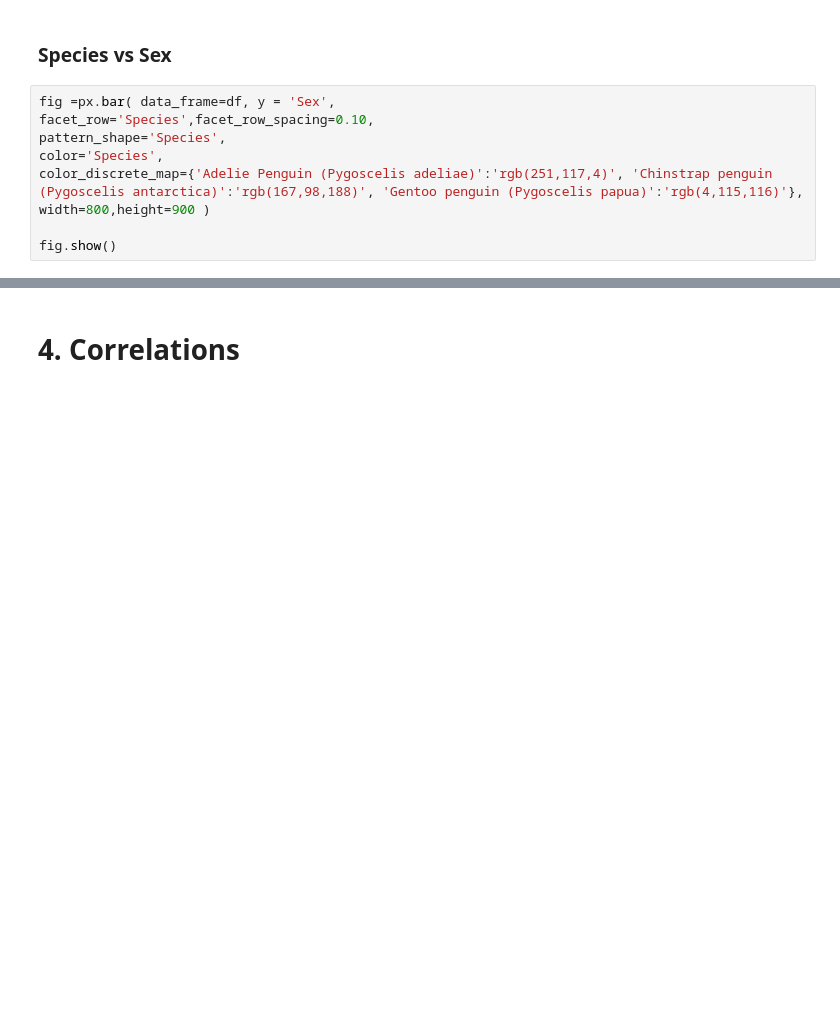
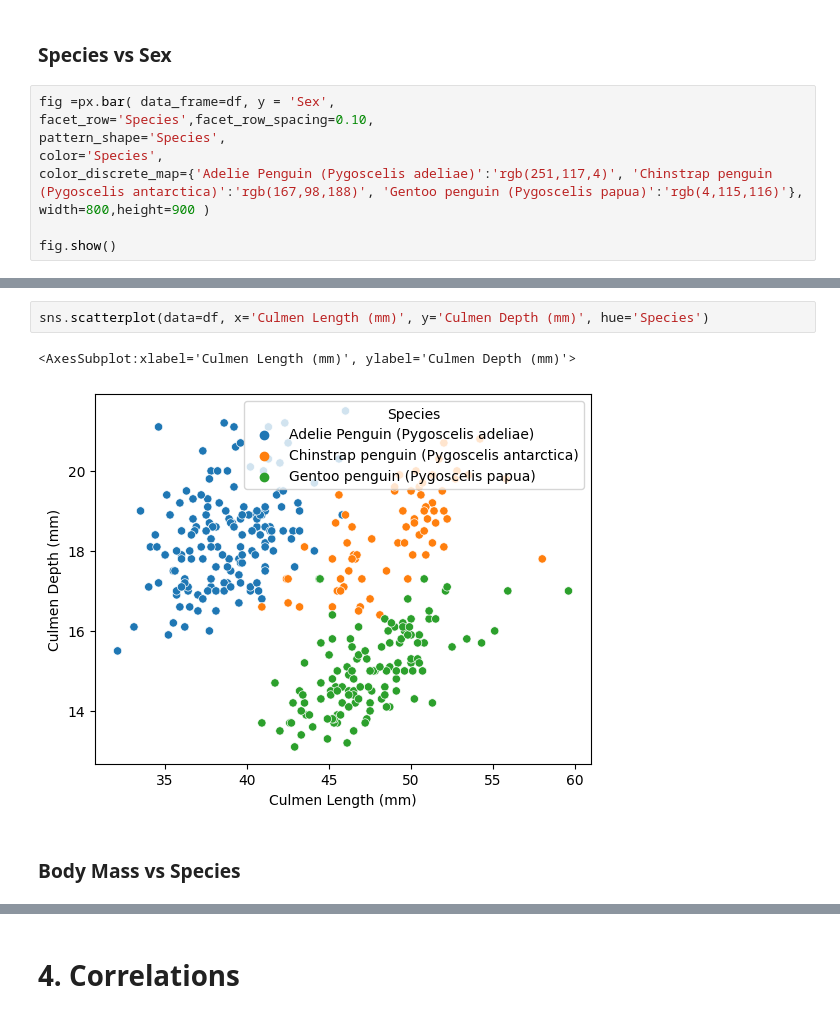
Before and after one commit to benisrael29/DATA2001, a Jupyter notebook: main/assingments/A1/A1.ipynb, the cells around one changed output, grey strips where cells are left out. Saved outputs shown, nothing was run; the diff lists cells and outputs as text; blank space fills up the shorter version.

```diff
--- a/main/assingments/A1/A1.ipynb
+++ b/main/assingments/A1/A1.ipynb
@@ -468,0 +460,7 @@ fig.show()
+# %%
+sns.scatterplot(data=df, x='Culmen Length (mm)', y='Culmen Depth (mm)', hue='Species')
+# %% [output]
+<AxesSubplot:xlabel='Culmen Length (mm)', ylabel='Culmen Depth (mm)'>
+[figure, added]
+# %% [markdown]
+### Body Mass vs Species
```
Also changed, not shown: parts of 13 cells of this notebook.
